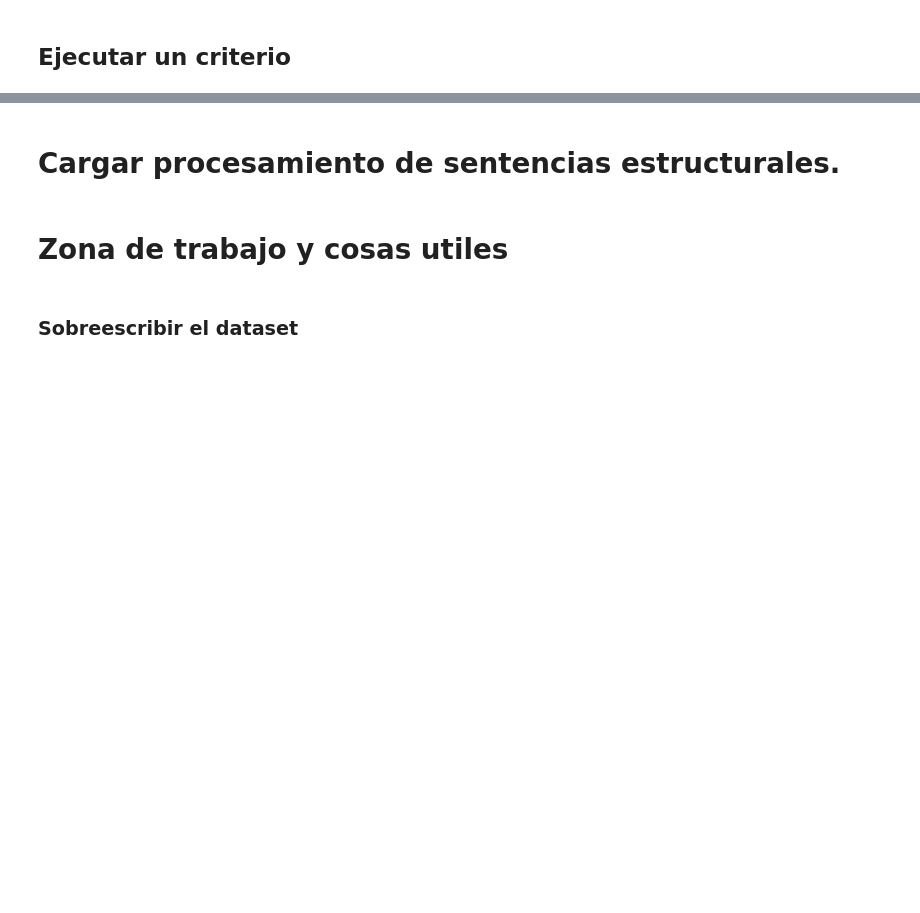
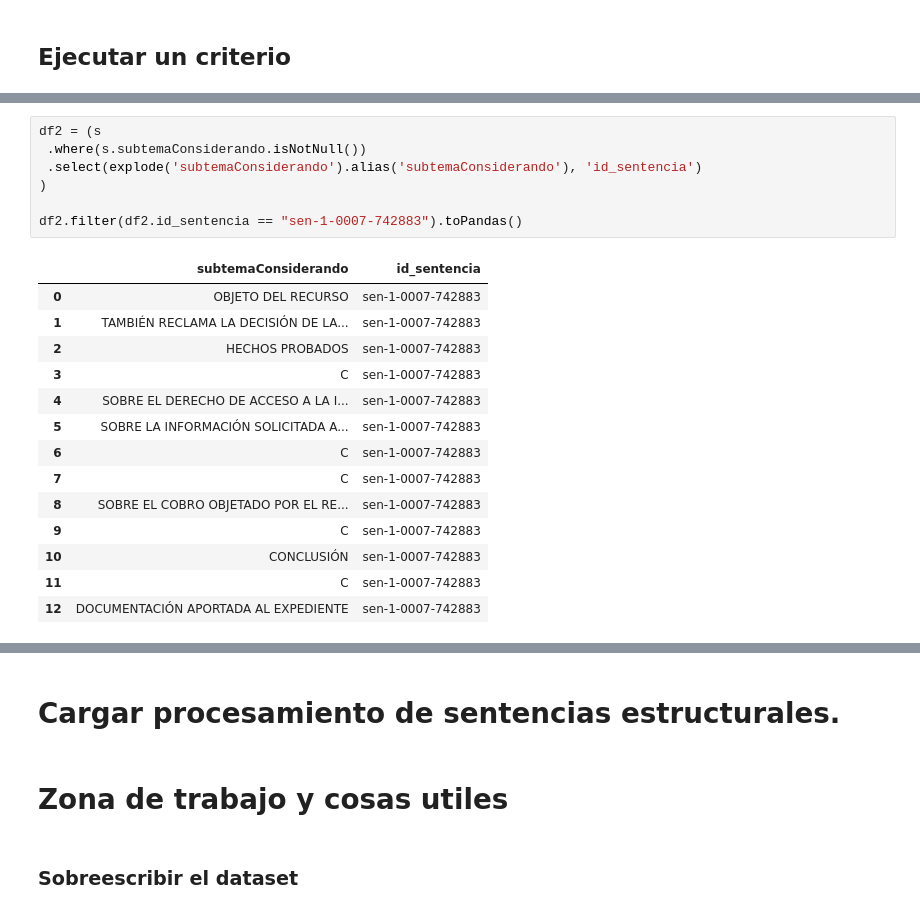
Before and after one commit to kennorsdb/nlppen, a Jupyter notebook: Notebook.ipynb, the cells around one changed output, grey strips where cells are left out. Cells and saved outputs as stored; diff of their text form; blank space fills up the shorter version.

```diff
--- a/Notebook.ipynb
+++ b/Notebook.ipynb
@@ -213,3 +248,25 @@ Attempting non-optimization as 'spark.sql.execution.arrow.pyspark.fallback.enabl
+# %%
+df2 = (s
+ .where(s.subtemaConsiderando.isNotNull())
+ .select(explode('subtemaConsiderando').alias('subtemaConsiderando'), 'id_sentencia')
+)
+
+df2.filter(df2.id_sentencia == "sen-1-0007-742883").toPandas()
+# %% [output]
+|  | subtemaConsiderando | id_sentencia |
+| 0 | OBJETO DEL RECURSO | sen-1-0007-742883 |
+| 1 | TAMBIÉN RECLAMA LA DECISIÓN DE LA... | sen-1-0007-742883 |
+| 2 | HECHOS PROBADOS | sen-1-0007-742883 |
+| 3 | C | sen-1-0007-742883 |
+| 4 | SOBRE EL DERECHO DE ACCESO A LA I... | sen-1-0007-742883 |
+| 5 | SOBRE LA INFORMACIÓN SOLICITADA A... | sen-1-0007-742883 |
+| 6 | C | sen-1-0007-742883 |
+| 7 | C | sen-1-0007-742883 |
+| 8 | SOBRE EL COBRO OBJETADO POR EL RE... | sen-1-0007-742883 |
+| 9 | C | sen-1-0007-742883 |
+| 10 | CONCLUSIÓN | sen-1-0007-742883 |
+| 11 | C | sen-1-0007-742883 |
+| 12 | DOCUMENTACIÓN APORTADA AL EXPEDIENTE | sen-1-0007-742883 |
 # %%
 s = estructurales.seleccion.sdf
 print(s.filter(s.plazo > 0).count())
```
Also changed, not shown: parts of 16 cells of this notebook, 3 other files.
